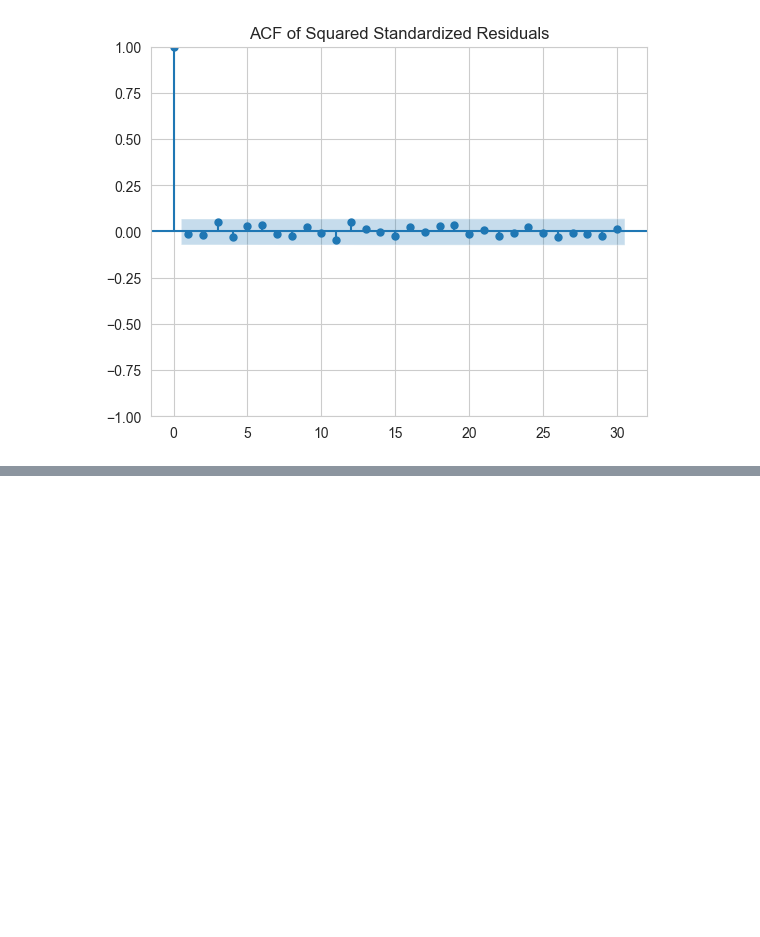
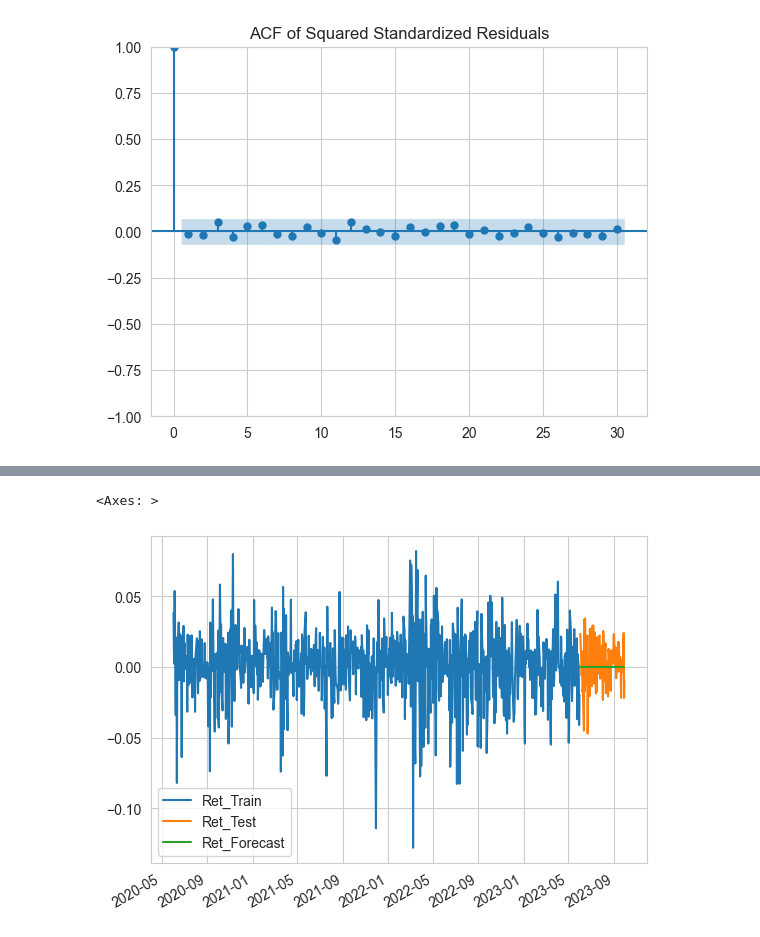
Before and after one commit to afoster28/cmd_forecast, a Jupyter notebook: Model/Model.ipynb, the cells around one changed output, grey strips where cells are left out. Drawn from its saved outputs; the diff is of its cells as text; code cells hidden in the pictures; blank space fills up the shorter version.

```diff
--- a/Model/Model.ipynb
+++ b/Model/Model.ipynb
@@ -312,0 +296,14 @@ Name: Ret_DCOILWTICO, dtype: float64
+# %%
+series_wti_garch11_mean = pd.Series(for_garch11.mean.iloc[0].values, index=series_wti_test.index)
+series_wti_train.rename('Ret_Train', inplace=True)
+series_wti_test.rename('Ret_Test', inplace=True)
+series_wti_garch11_mean.rename('Ret_Forecast', inplace=True)
+series_wti_garch11 = pd.concat([series_wti_train, series_wti_test, series_wti_garch11_mean], axis=1)
+
+series_wti_garch11['Vol_Train'] = series_wti_garch11[['Ret_Train']].rolling(30).std().shift(1) #30d std dev
+series_wti_garch11['Vol_Test'] = series_wti_garch11[['Ret_Test']].rolling(30).std().shift(1) #30d std dev
+series_wti_garch11_condvol = pd.Series((for_garch11.variance**0.5).iloc[0].values, index=series_wti_test.index) #conditional vol
+series_wti_garch11_condvol.rename('Vol_Forecast', inplace=True)
+series_wti_garch11 = pd.concat([series_wti_garch11, series_wti_garch11_condvol], axis=1)
+
+series_wti_garch11
@@ -312,0 +324,5 @@ Name: Ret_DCOILWTICO, dtype: float64
+# %%
+series_wti_garch11[['Ret_Train','Ret_Test','Ret_Forecast']].plot()
+# %% [output]
+<Axes: >
+[figure, added]
```
Also changed, not shown: parts of 17 cells of this notebook, 2 other files.
